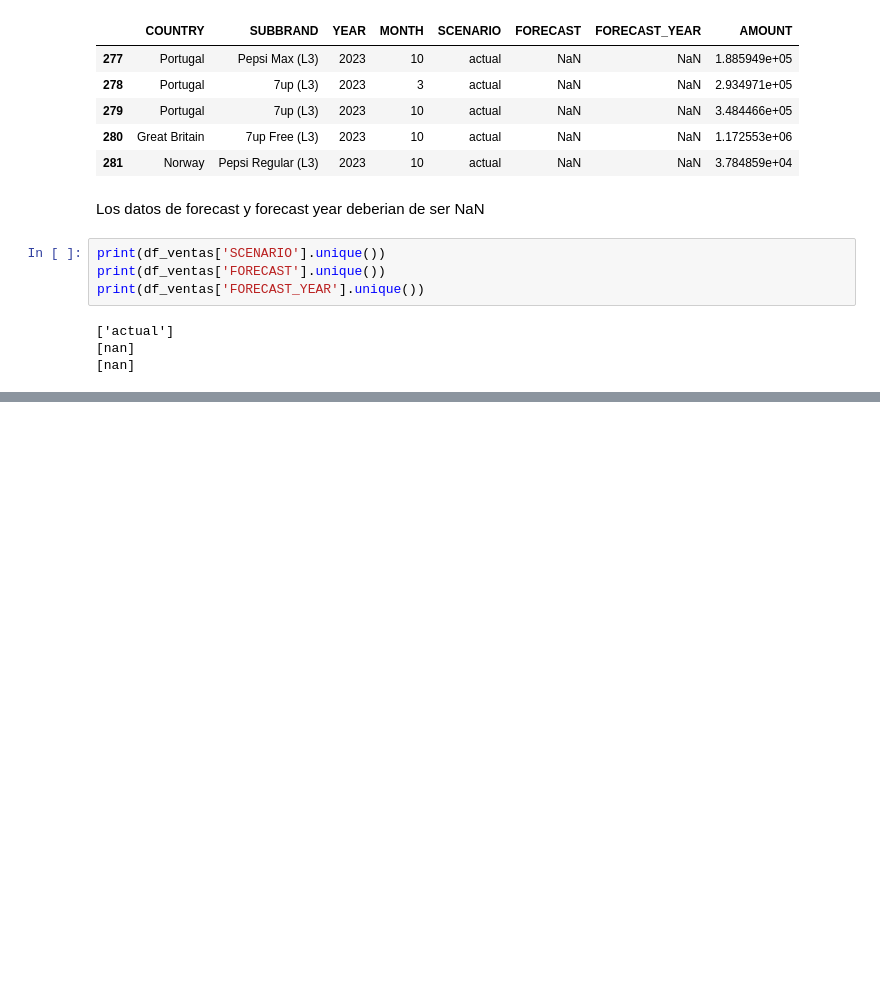
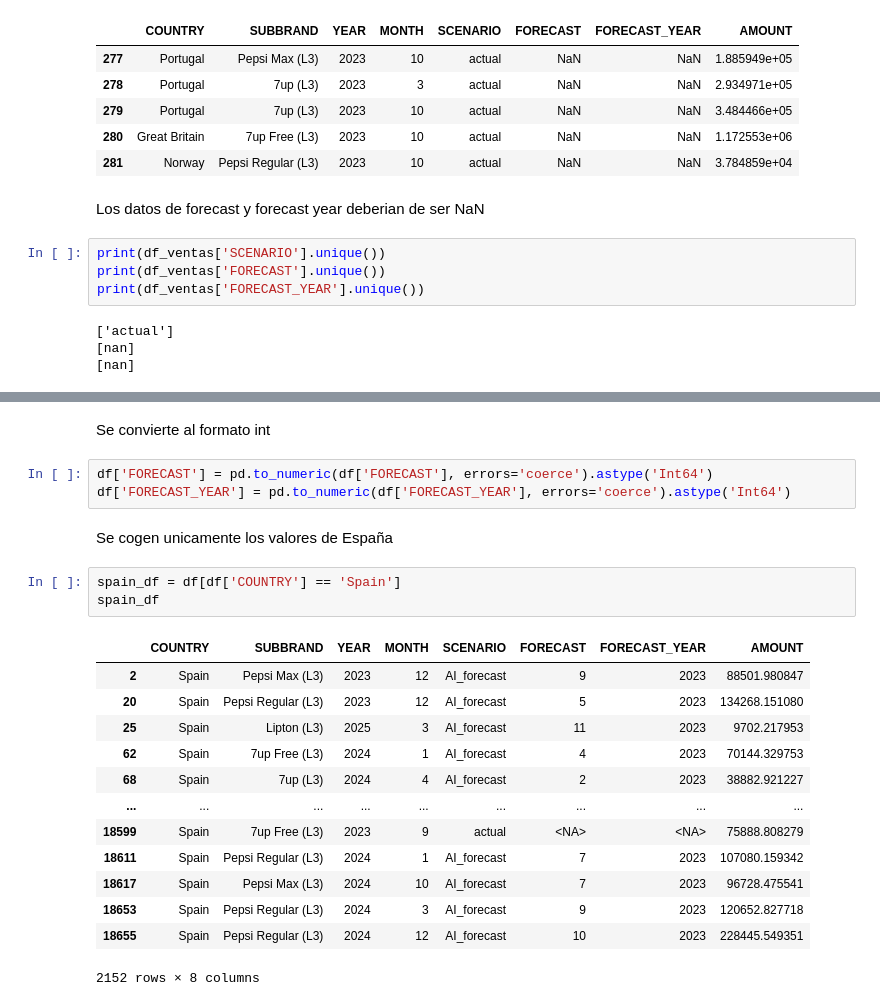
Before and after one commit to Maxindrull2/UFV_Visualicaci-n-de-datos, a Jupyter notebook: ejercicios de clase/clase2.ipynb, the cells around one changed output, grey strips where cells are left out. Saved outputs shown, nothing was run; the diff lists cells and outputs as text; blank space fills up the shorter version.

```diff
--- a/ejercicios de clase/clase2.ipynb
+++ b/ejercicios de clase/clase2.ipynb
@@ -178,0 +405,24 @@ fig.show()
+# %% [markdown]
+Se convierte al formato int
+# %%
+df['FORECAST'] = pd.to_numeric(df['FORECAST'], errors='coerce').astype('Int64')
+df['FORECAST_YEAR'] = pd.to_numeric(df['FORECAST_YEAR'], errors='coerce').astype('Int64')
+# %% [markdown]
+Se cogen unicamente los valores de España
+# %%
+spain_df = df[df['COUNTRY'] == 'Spain']
+spain_df
+# %% [output]
+|  | COUNTRY | SUBBRAND | YEAR | MONTH | SCENARIO | FORECAST | FORECAST_YEAR | AMOUNT |
+| 2 | Spain | Pepsi Max (L3) | 2023 | 12 | AI_forecast | 9 | 2023 | 88501.980847 |
+| 20 | Spain | Pepsi Regular (L3) | 2023 | 12 | AI_forecast | 5 | 2023 | 134268.151080 |
+| 25 | Spain | Lipton (L3) | 2025 | 3 | AI_forecast | 11 | 2023 | 9702.217953 |
+| 62 | Spain | 7up Free (L3) | 2024 | 1 | AI_forecast | 4 | 2023 | 70144.329753 |
+| 68 | Spain | 7up (L3) | 2024 | 4 | AI_forecast | 2 | 2023 | 38882.921227 |
+| ... | ... | ... | ... | ... | ... | ... | ... | ... |
+| 18599 | Spain | 7up Free (L3) | 2023 | 9 | actual | <NA> | <NA> | 75888.808279 |
+| 18611 | Spain | Pepsi Regular (L3) | 2024 | 1 | AI_forecast | 7 | 2023 | 107080.159342 |
+| 18617 | Spain | Pepsi Max (L3) | 2024 | 10 | AI_forecast | 7 | 2023 | 96728.475541 |
+| 18653 | Spain | Pepsi Regular (L3) | 2024 | 3 | AI_forecast | 9 | 2023 | 120652.827718 |
+| 18655 | Spain | Pepsi Regular (L3) | 2024 | 12 | AI_forecast | 10 | 2023 | 228445.549351 |
+2152 rows × 8 columns
```
Also changed, not shown: parts of 92 cells of this notebook.
